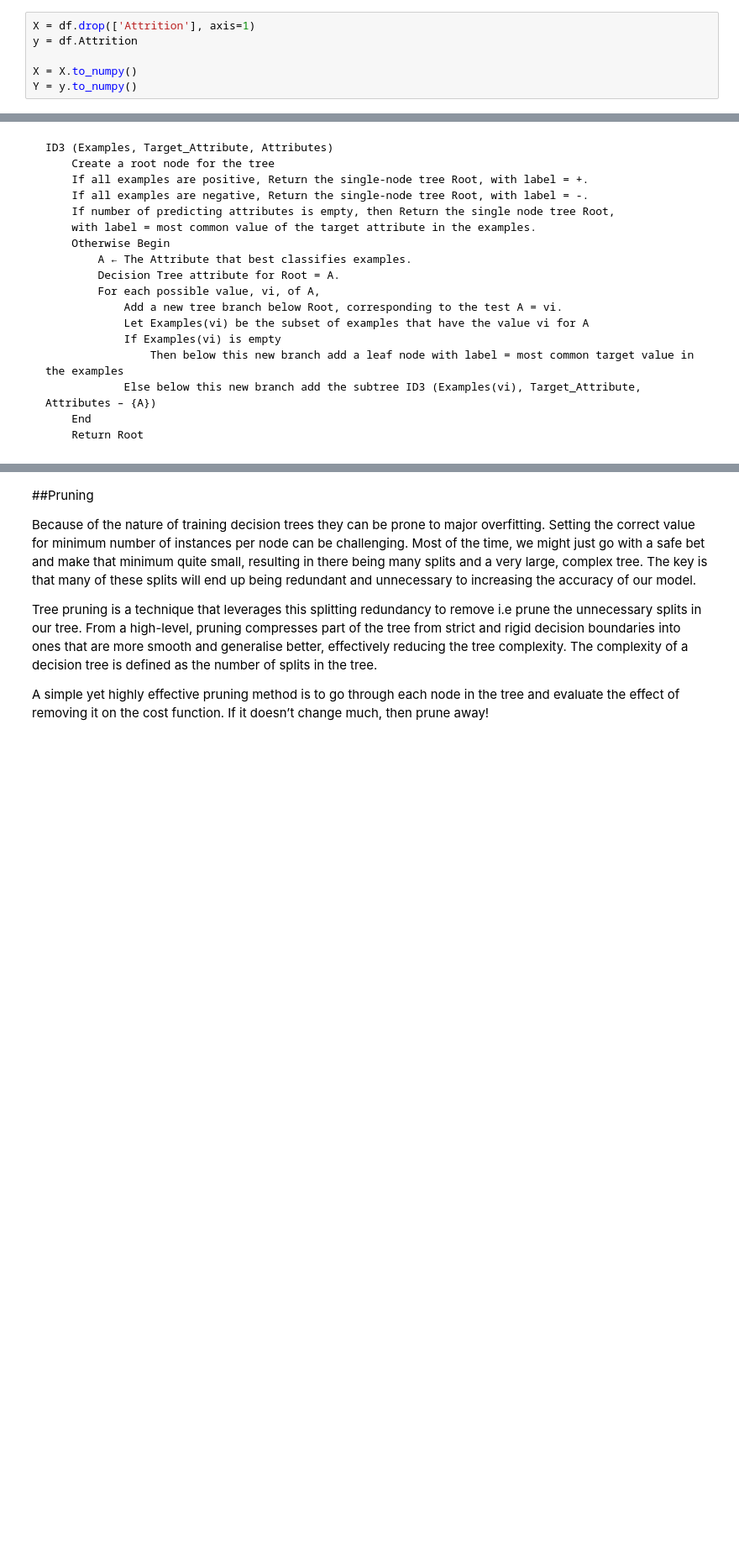
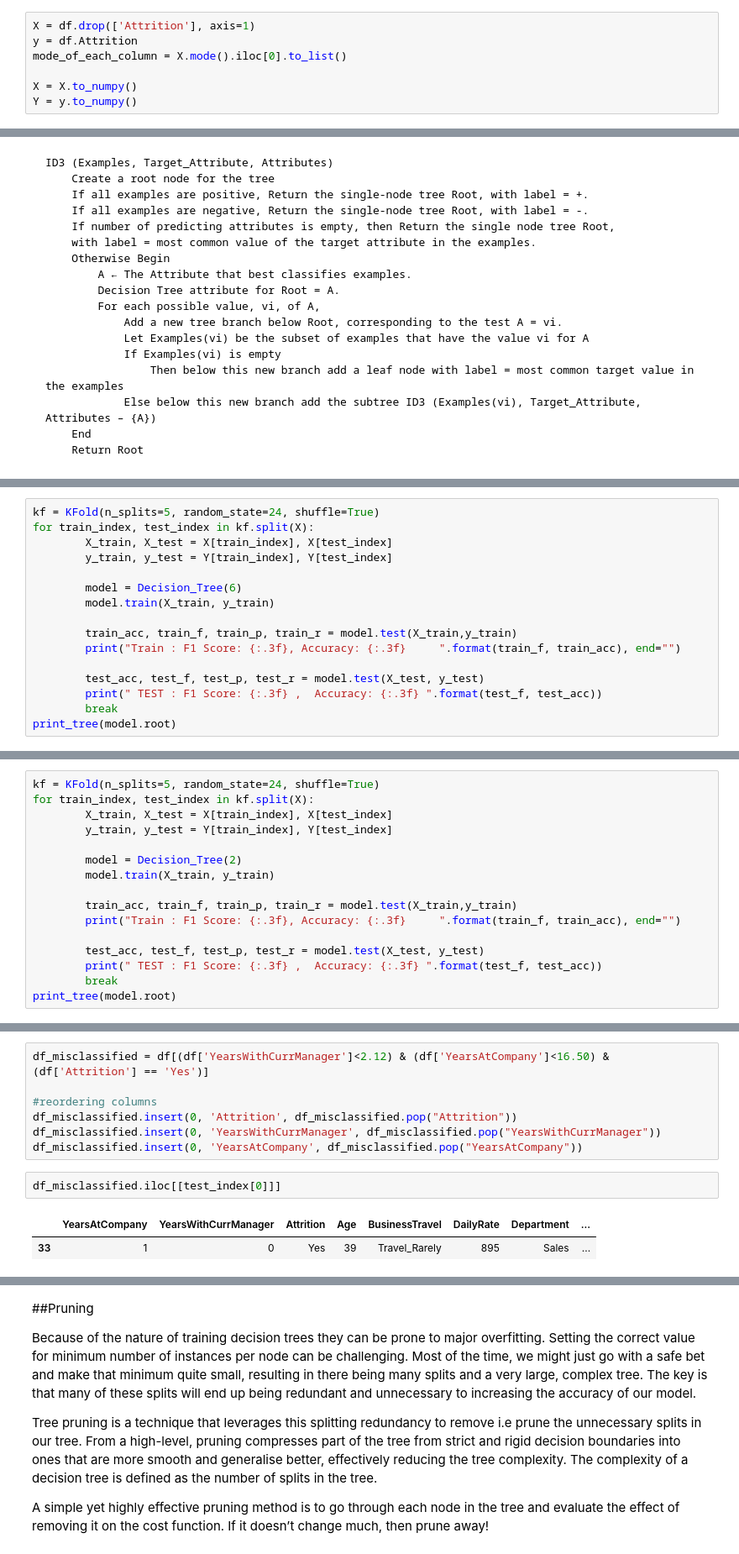
Before and after one commit to yeargun/Decision-Tree-ID3, a Jupyter notebook: part1_yeni2.ipynb, the cells around one changed output, grey strips where cells are left out. Shown at 84% size. Cells and saved outputs as stored; diff of their text form; blank space fills up the shorter version.

Commit message:
print tree works better. misclassified samples.

```diff
--- a/part1_yeni2.ipynb
+++ b/part1_yeni2.ipynb
@@ -75,6 +77,7 @@ To train decision tree model, we must split the dataset into X(employee's attrib
 # %%
 X = df.drop(['Attrition'], axis=1)
 y = df.Attrition
+mode_of_each_column = X.mode().iloc[0].to_list()
 
 X = X.to_numpy()
 Y = y.to_numpy()
@@ -656,0 +641,16 @@ which NumCompaniesWorked interval ?
+# %%
+kf = KFold(n_splits=5, random_state=24, shuffle=True)
+for train_index, test_index in kf.split(X):
+        X_train, X_test = X[train_index], X[test_index]
+        y_train, y_test = Y[train_index], Y[test_index]
+
+        model = Decision_Tree(6)
+        model.train(X_train, y_train)
+
+        train_acc, train_f, train_p, train_r = model.test(X_train,y_train)
+        print("Train : F1 Score: {:.3f}, Accuracy: {:.3f}     ".format(train_f, train_acc), end="")
+
+        test_acc, test_f, test_p, test_r = model.test(X_test, y_test)
+        print(" TEST : F1 Score: {:.3f} ,  Accuracy: {:.3f} ".format(test_f, test_acc))
+        break
+print_tree(model.root)
@@ -663,0 +1026,16 @@ Wherever relevant, feel free to discuss computation time in addition to classifi
+# %%
+kf = KFold(n_splits=5, random_state=24, shuffle=True)
+for train_index, test_index in kf.split(X):
+        X_train, X_test = X[train_index], X[test_index]
+        y_train, y_test = Y[train_index], Y[test_index]
+
+        model = Decision_Tree(2)
+        model.train(X_train, y_train)
+
+        train_acc, train_f, train_p, train_r = model.test(X_train,y_train)
+        print("Train : F1 Score: {:.3f}, Accuracy: {:.3f}     ".format(train_f, train_acc), end="")
+
+        test_acc, test_f, test_p, test_r = model.test(X_test, y_test)
+        print(" TEST : F1 Score: {:.3f} ,  Accuracy: {:.3f} ".format(test_f, test_acc))
+        break
+print_tree(model.root)
@@ -663,0 +1104,12 @@ Wherever relevant, feel free to discuss computation time in addition to classifi
+# %%
+df_misclassified = df[(df['YearsWithCurrManager']<2.12) & (df['YearsAtCompany']<16.50) & (df['Attrition'] == 'Yes')]
+
+#reordering columns
+df_misclassified.insert(0, 'Attrition', df_misclassified.pop("Attrition"))
+df_misclassified.insert(0, 'YearsWithCurrManager', df_misclassified.pop("YearsWithCurrManager"))
+df_misclassified.insert(0, 'YearsAtCompany', df_misclassified.pop("YearsAtCompany"))
+# %%
+df_misclassified.iloc[[test_index[0]]]
+# %% [output]
+|  | YearsAtCompany | YearsWithCurrManager | Attrition | Age | BusinessTravel | DailyRate | Department | ... |
+| 33 | 1 | 0 | Yes | 39 | Travel_Rarely | 895 | Sales | ... |
```
Also changed, not shown: parts of 31 cells of this notebook.
